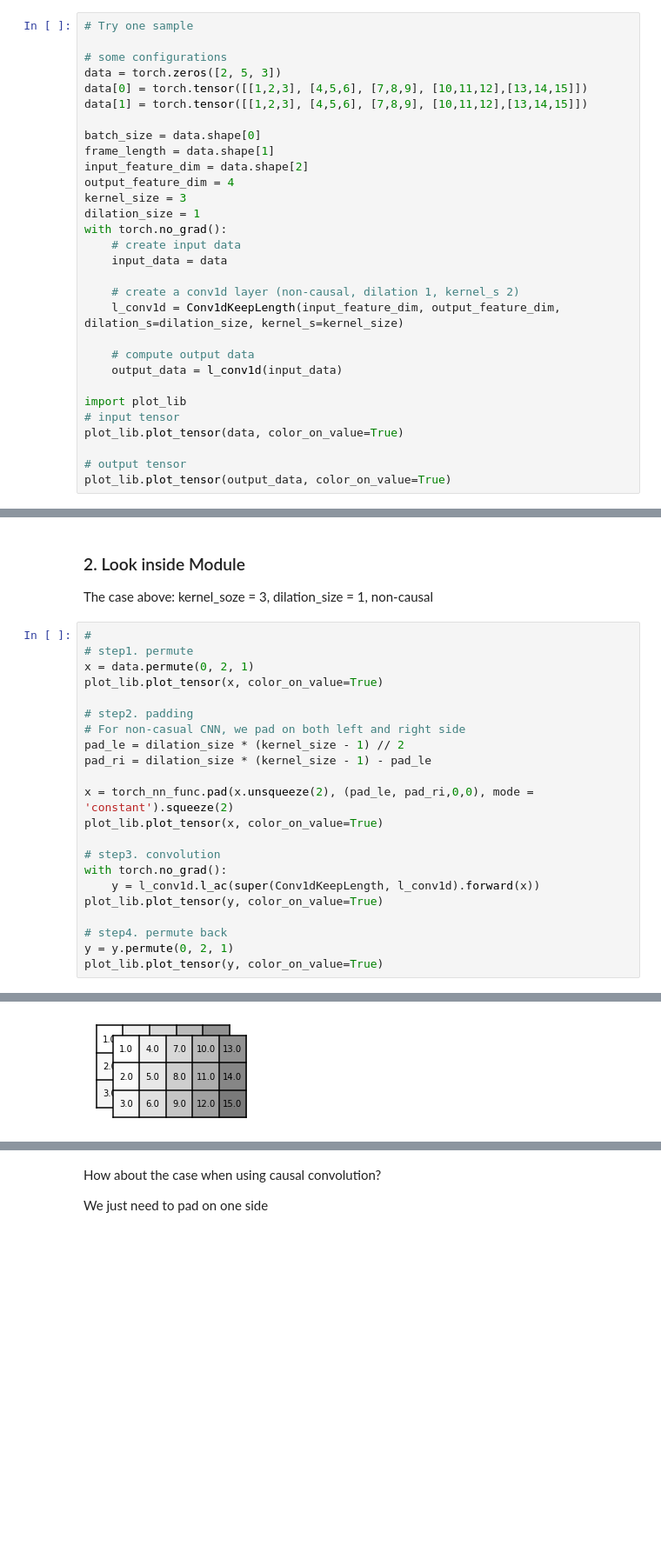
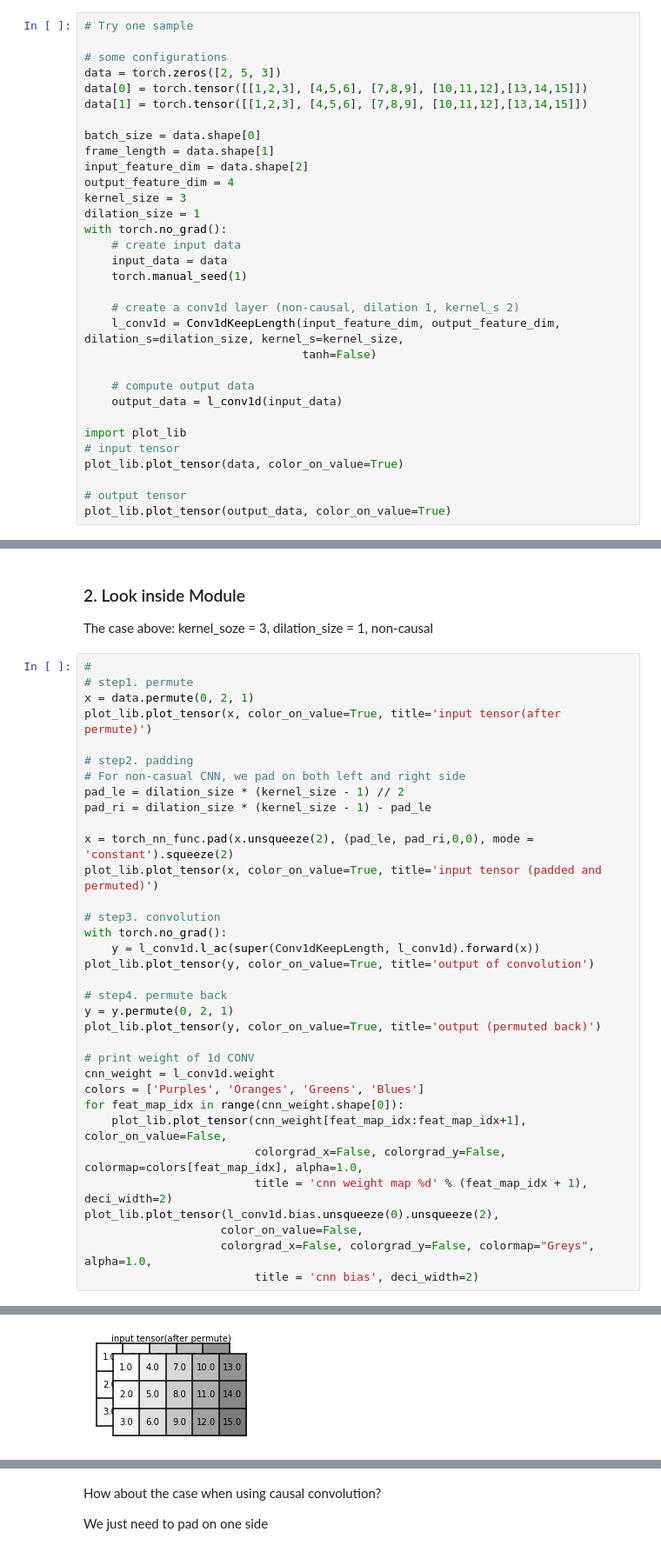
Before and after one commit to nii-yamagishilab/project-NN-Pytorch-scripts, a Jupyter notebook: tutorials/3_conv1d.ipynb, the cells around one changed output, grey strips where cells are left out. Shown at 87% size. Saved outputs shown, nothing was run; the diff lists cells and outputs as text; blank space fills up the shorter version.

```diff
--- a/tutorials/3_conv1d.ipynb
+++ b/tutorials/3_conv1d.ipynb
@@ -91,9 +86,11 @@ dilation_size = 1
 with torch.no_grad():
     # create input data
     input_data = data
+    torch.manual_seed(1)
 
     # create a conv1d layer (non-causal, dilation 1, kernel_s 2)
-    l_conv1d = Conv1dKeepLength(input_feature_dim, output_feature_dim, dilation_s=dilation_size, kernel_s=kernel_size)
+    l_conv1d = Conv1dKeepLength(input_feature_dim, output_feature_dim, dilation_s=dilation_size, kernel_s=kernel_size,
+                                tanh=False)
 
     # compute output data
     output_data = l_conv1d(input_data)
@@ -118,7 +115,7 @@ The case above: kernel_soze = 3, dilation_size = 1, non-causal
 #
 # step1. permute
 x = data.permute(0, 2, 1)
-plot_lib.plot_tensor(x, color_on_value=True)
+plot_lib.plot_tensor(x, color_on_value=True, title='input tensor(after permute)')
 
 # step2. padding
 # For non-casual CNN, we pad on both left and right side
@@ -126,14 +123,26 @@ pad_le = dilation_size * (kernel_size - 1) // 2
 pad_ri = dilation_size * (kernel_size - 1) - pad_le
 
 x = torch_nn_func.pad(x.unsqueeze(2), (pad_le, pad_ri,0,0), mode = 'constant').squeeze(2)
-plot_lib.plot_tensor(x, color_on_value=True)
+plot_lib.plot_tensor(x, color_on_value=True, title='input tensor (padded and permuted)')
 
 # step3. convolution
 with torch.no_grad():
     y = l_conv1d.l_ac(super(Conv1dKeepLength, l_conv1d).forward(x))
-plot_lib.plot_tensor(y, color_on_value=True)
+plot_lib.plot_tensor(y, color_on_value=True, title='output of convolution')
 
 # step4. permute back
 y = y.permute(0, 2, 1)
-plot_lib.plot_tensor(y, color_on_value=True)
+plot_lib.plot_tensor(y, color_on_value=True, title='output (permuted back)')
+
+# print weight of 1d CONV
+cnn_weight = l_conv1d.weight
+colors = ['Purples', 'Oranges', 'Greens', 'Blues']
+for feat_map_idx in range(cnn_weight.shape[0]):
+    plot_lib.plot_tensor(cnn_weight[feat_map_idx:feat_map_idx+1], color_on_value=False,
+                         colorgrad_x=False, colorgrad_y=False, colormap=colors[feat_map_idx], alpha=1.0,
+                         title = 'cnn weight map %d' % (feat_map_idx + 1), deci_width=2)
+plot_lib.plot_tensor(l_conv1d.bias.unsqueeze(0).unsqueeze(2),
+                    color_on_value=False,
+                    colorgrad_x=False, colorgrad_y=False, colormap="Greys", alpha=1.0,
+                         title = 'cnn bias', deci_width=2)
 # %% [output]
@@ -143 +151 @@ plot_lib.plot_tensor(y, color_on_value=True)
-[figure, old version]
+[figure, new version]
```
Also changed, not shown: parts of 6 cells of this notebook, 7 other files.
